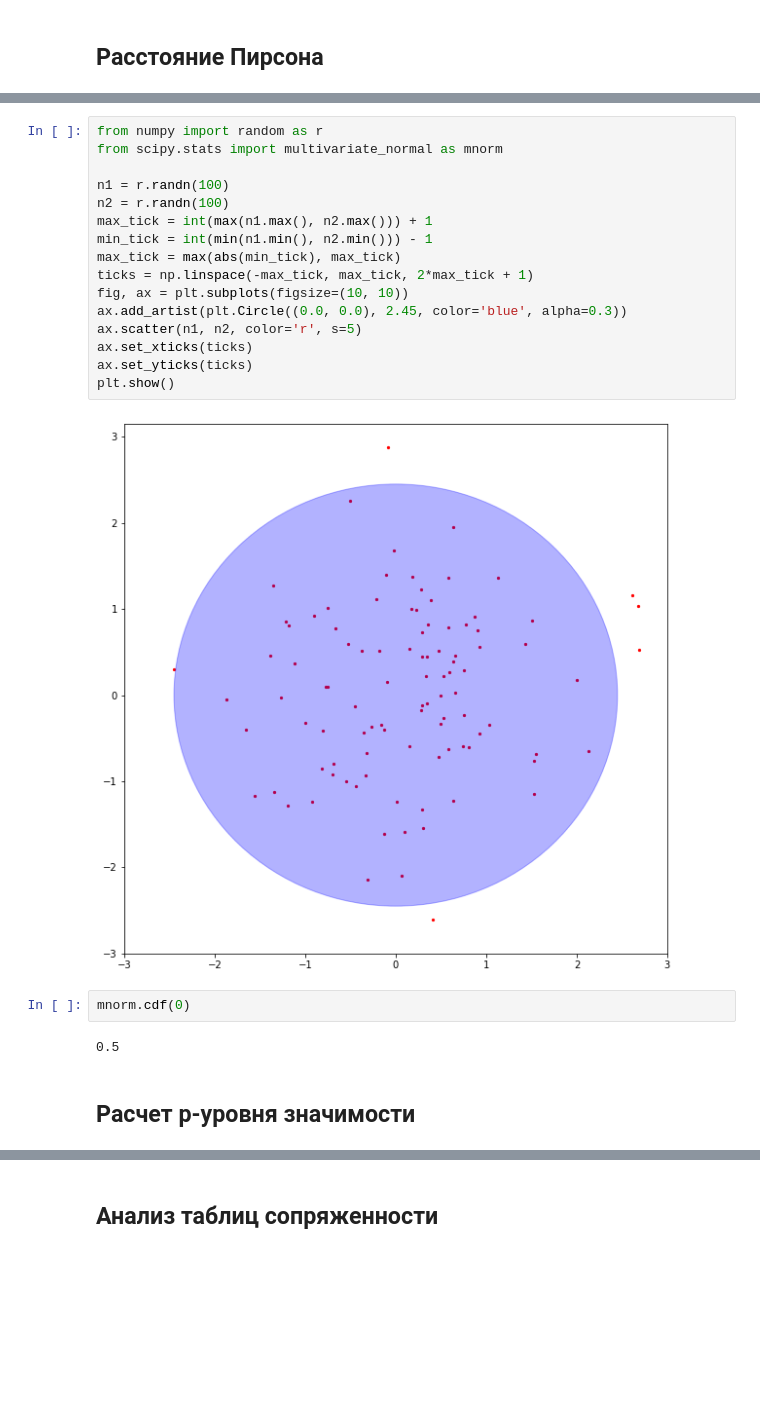
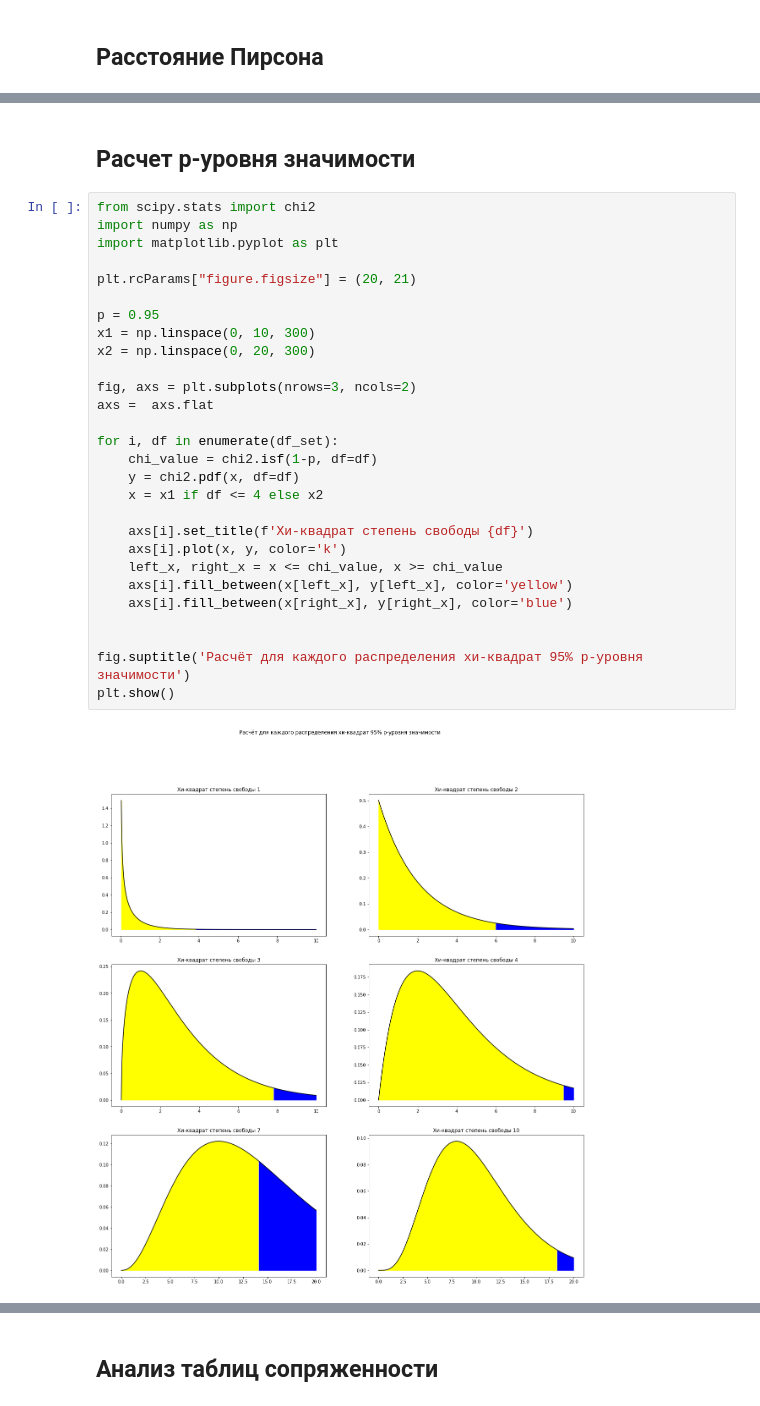
Before and after one commit to KlukvaMors/basic_stat, a Jupyter notebook: basic_stat_2.ipynb, the cells around one changed output, grey strips where cells are left out. Saved outputs shown, nothing was run; the diff lists cells and outputs as text; blank space fills up the shorter version.

```diff
--- a/basic_stat_2.ipynb
+++ b/basic_stat_2.ipynb
@@ -75,24 +83,32 @@ plt.show()
-# %%
-from numpy import random as r
-from scipy.stats import multivariate_normal as mnorm
-
-n1 = r.randn(100)
-n2 = r.randn(100)
-max_tick = int(max(n1.max(), n2.max())) + 1
-min_tick = int(min(n1.min(), n2.min())) - 1
-max_tick = max(abs(min_tick), max_tick)
-ticks = np.linspace(-max_tick, max_tick, 2*max_tick + 1)
-fig, ax = plt.subplots(figsize=(10, 10))
-ax.add_artist(plt.Circle((0.0, 0.0), 2.45, color='blue', alpha=0.3))
-ax.scatter(n1, n2, color='r', s=5)
-ax.set_xticks(ticks)
-ax.set_yticks(ticks)
-plt.show()
-# %% [output]
-[figure, removed]
-# %%
-mnorm.cdf(0)
-# %% [output]
-0.5
 # %% [markdown]
 ## Расчет p-уровня значимости
+# %%
+from scipy.stats import chi2
+import numpy as np
+import matplotlib.pyplot as plt
+
+plt.rcParams["figure.figsize"] = (20, 21)
+
+p = 0.95
+x1 = np.linspace(0, 10, 300)
+x2 = np.linspace(0, 20, 300)
+
+fig, axs = plt.subplots(nrows=3, ncols=2)
+axs =  axs.flat
+
+for i, df in enumerate(df_set):
+    chi_value = chi2.isf(1-p, df=df)
+    y = chi2.pdf(x, df=df)
+    x = x1 if df <= 4 else x2
+
+    axs[i].set_title(f'Хи-квадрат степень свободы {df}')
+    axs[i].plot(x, y, color='k')
+    left_x, right_x = x <= chi_value, x >= chi_value
+    axs[i].fill_between(x[left_x], y[left_x], color='yellow')
+    axs[i].fill_between(x[right_x], y[right_x], color='blue')
+
+
+fig.suptitle('Расчёт для каждого распределения хи-квадрат 95% p-уровня значимости')
+plt.show()
+# %% [output]
+[figure, added]
```
Also changed, not shown: parts of 12 cells of this notebook, 2 other files.
